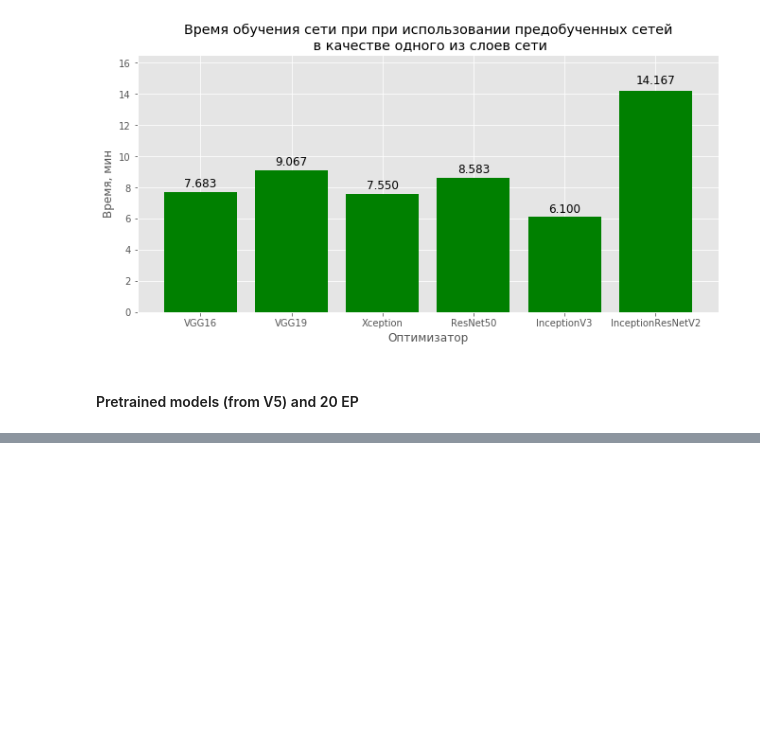
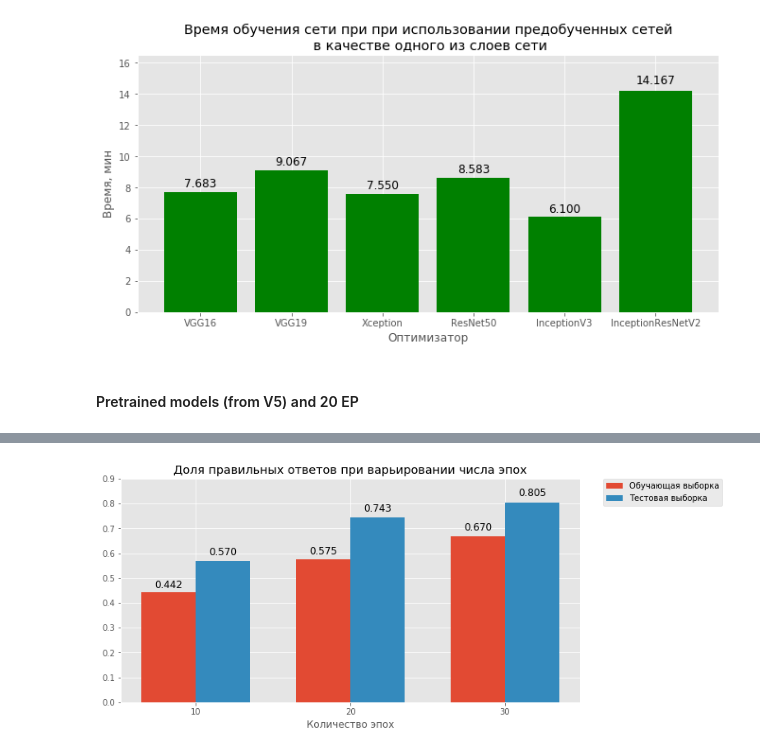
Before and after one commit to ATomilov/nir_jupyter, a Jupyter notebook: Graphics_of_learning.ipynb, the cells around one changed output, grey strips where cells are left out. Saved outputs shown, nothing was run; the diff lists cells and outputs as text; code cells hidden in the pictures; blank space fills up the shorter version.

```diff
--- a/Graphics_of_learning.ipynb
+++ b/Graphics_of_learning.ipynb
@@ -1018,0 +1144,8 @@ inception_resnet_v2_20ep["time_to_learn"] = (
+# %%
+model_3_ways = dict()
+model_3_ways['acc'] = 0.4420300248613502
+model_3_ways['val_acc'] = 0.5703369031682285
+model_3_ways['loss'] = 1.3557360651935804
+model_3_ways['val_loss'] = 1.0649746665460944
+model_3_ways['trainable_params'] = 8913064
+model_3_ways['time_to_learn'] = 281 + 273 + 273 + 274 + 273 + 273 + 273 + 273 + 272 + 272
@@ -1018,0 +1162,40 @@ inception_resnet_v2_20ep["time_to_learn"] = (
+# %%
+model_3_ways_30ep = dict()
+model_3_ways_30ep['acc'] = 0.669750430292599
+model_3_ways_30ep['val_acc'] = 0.8046073181615351
+model_3_ways_30ep['loss'] = 0.7742545584415838
+model_3_ways_30ep['val_loss'] = 0.4992136766952045
+model_3_ways_30ep['time_to_learn'] = (
+    272 + 270 + 270 + 270 + 270 + 270 + 270 + 270 + 270 + 270 +
+    270 + 270 + 270 + 269 + 270 + 270 + 270 + 270 + 270 + 269 +
+    270 + 269 + 269 + 269 + 269 + 269 + 269 + 269 + 269 + 269
+)
+# %%
+N = 3
+model_3_ways_acc = (model_3_ways['acc'], model_3_ways_20ep['acc'], model_3_ways_30ep['acc'])
+model_3_ways_val_acc = (model_3_ways['val_acc'], model_3_ways_20ep['val_acc'], model_3_ways_30ep['val_acc'])
+
+ind = np.arange(N)
+width = 0.35
+
+fig, ax = plt.subplots()
+
+rects1 = ax.bar(ind, model_3_ways_acc, width, label="Обучающая выборка")
+rects2 = ax.bar(ind + width, model_3_ways_val_acc, width, label="Тестовая выборка")
+
+# plt.ylabel('Scores')
+ax.set_title("Доля правильных ответов при варьировании числа эпох")
+
+ax.set_ylim([0, 0.9])
+ax.set_xticks(ind + width / 2)
+ax.set_xticklabels(("10", "20", "30"))
+ax.set_xlabel("Количество эпох")
+ax.legend(bbox_to_anchor=(1.05, 1), loc=2, borderaxespad=0.0)
+plt.rcParams["figure.figsize"] = [10, 5]
+
+autolabel(rects1)
+autolabel(rects2)
+
+plt.show()
+# %% [output]
+[figure, added]
```
Also changed, not shown: parts of 14 cells of this notebook, 32 other files.
